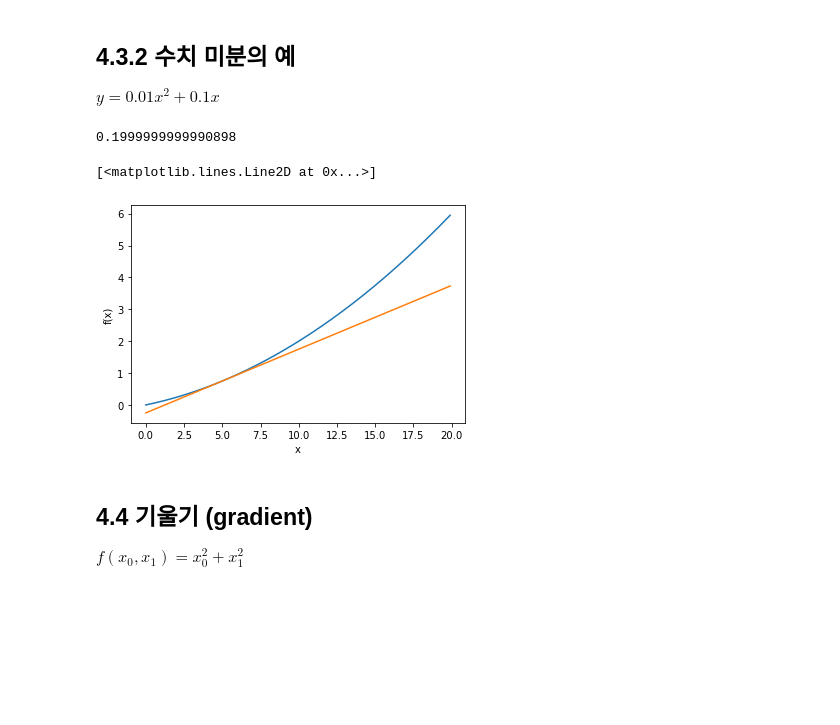
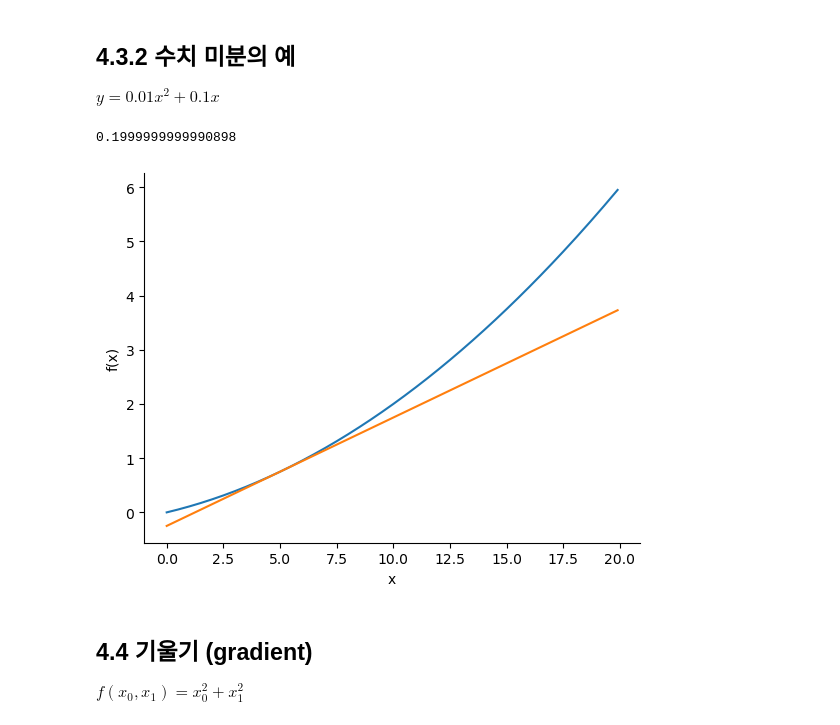
Before and after one commit to ssuai/deep_learning_from_scratch, a Jupyter notebook: ch04/train_neural_net.ipynb, the cells around one changed output. Cells and saved outputs as stored; diff of their text form; code cells hidden in the pictures; blank space fills up the shorter version.

```diff
--- a/ch04/train_neural_net.ipynb
+++ b/ch04/train_neural_net.ipynb
@@ -9,35 +27,35 @@ $y = 0.01 x^2 + 0.1 x$
 # %%
 # gradient_1d.py
 def function_1(x):
     return 0.01*x**2 + 0.1*x
 
 
 def numerical_diff(f, x):
     h = 1e-4 # 0.0001
     return (f(x+h) - f(x-h)) / (2*h)
 
 
 def tangent_line(f, x):
     d = numerical_diff(f, x)
     print(d)
     y = f(x) - d*x
     return lambda t: d*t + y
 
 
 x = np.arange(0.0, 20.0, 0.1)
 y = function_1(x)
 plt.xlabel("x")
 plt.ylabel("f(x)")
 
 tf = tangent_line(function_1, 5)
 y2 = tf(x)
 
 plt.plot(x, y)
 plt.plot(x, y2)
+sns.despine()
 # %% [output]
 0.1999999999990898
-[<matplotlib.lines.Line2D at 0x...>]
-[figure, old version]
+[figure, new version]
 # %% [markdown]
 ## 4.4 기울기 (gradient)
 $ f(x_0,x_1) = x_0^2 + x_1^2$
```
Also changed, not shown: parts of 15 cells of this notebook.
